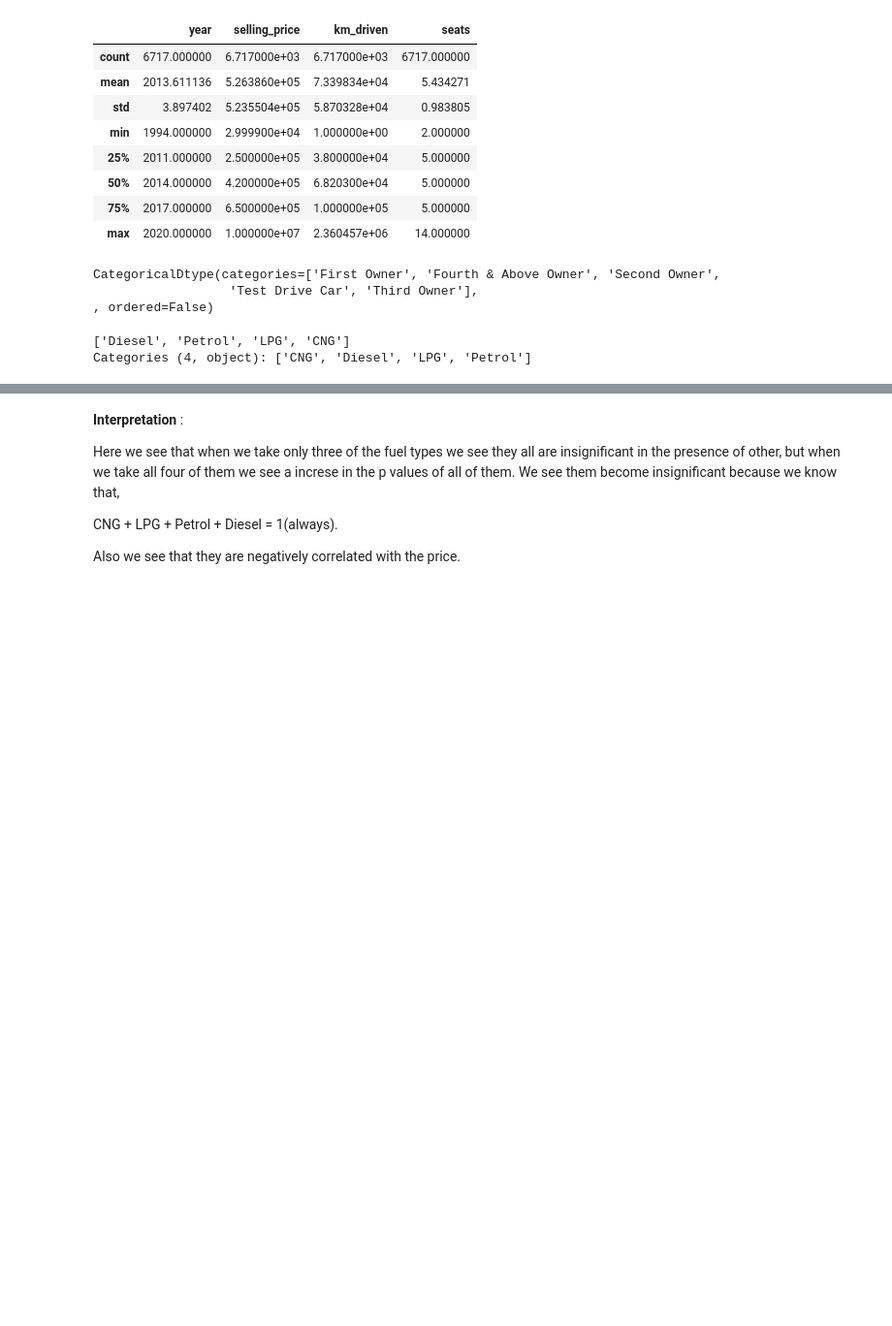
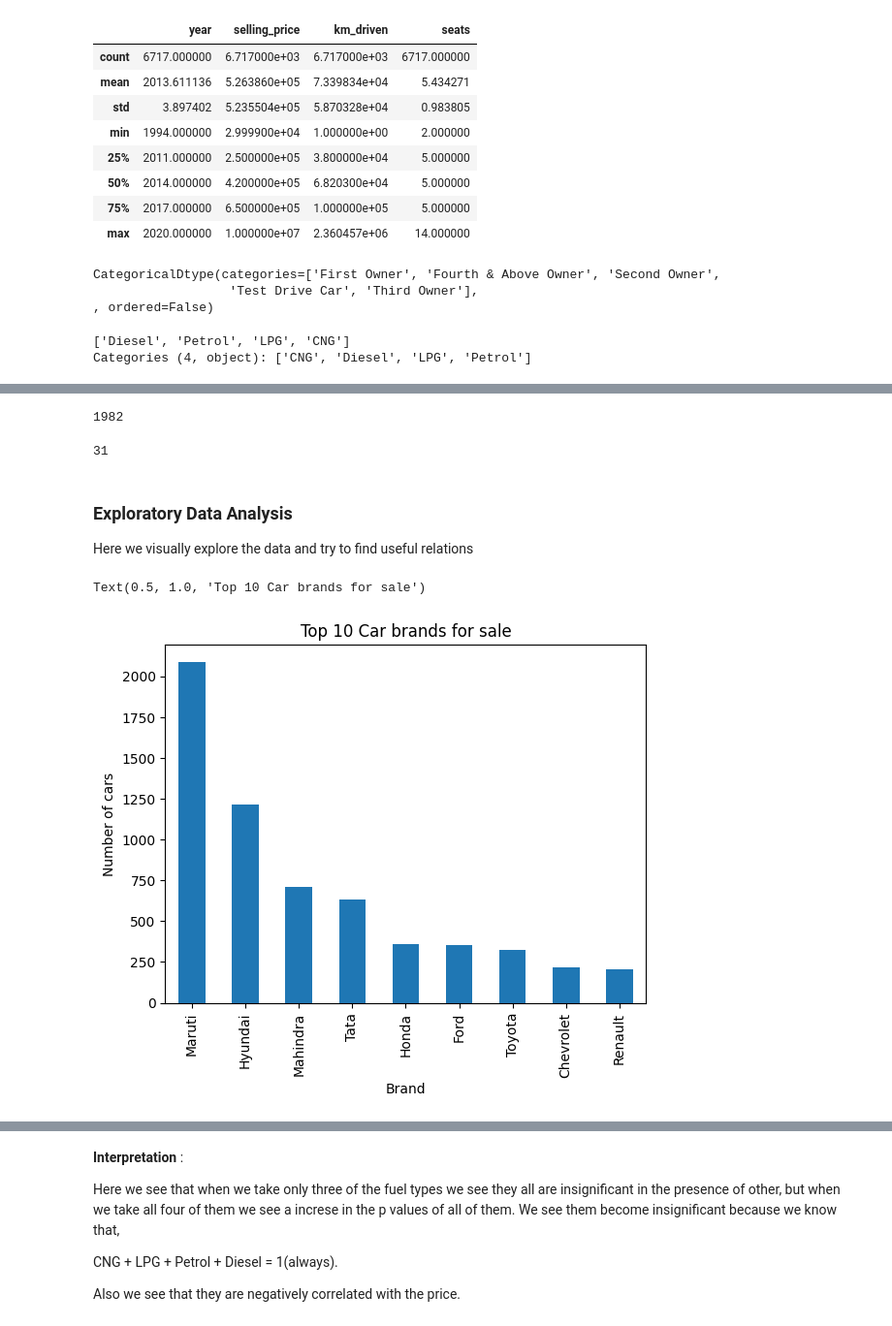
Before and after one commit to haverstein/CarDekho-Analysis, a Jupyter notebook: Copy_of_CarDekho_Analysis.ipynb, the cells around one changed output, grey strips where cells are left out. Shown: that part at 97% size. Drawn from its saved outputs; the diff is of its cells as text; code cells hidden in the pictures; blank space fills up the shorter version.

```diff
--- a/Copy_of_CarDekho_Analysis.ipynb
+++ b/Copy_of_CarDekho_Analysis.ipynb
@@ -228,0 +234,2 @@ df.head()
+# %%
+df.drop('torque',inplace=True,axis=1)
@@ -228,0 +256,23 @@ df.head()
+# %%
+def extractBrand(x):
+  lb = str(x).split()
+  return lb[0]
+df['Brand'] = df['name'].apply(extractBrand)
+# %%
+len(df.name.unique())
+# %% [output]
+1982
+# %%
+len(df.Brand.unique())
+# %% [output]
+31
+# %% [markdown]
+### Exploratory Data Analysis
+Here we visually explore the data and try to find useful relations
+# %%
+df.groupby('Brand').count().name.sort_values(ascending=False)[0:9].plot.bar()
+plt.ylabel('Number of cars')
+plt.title("Top 10 Car brands for sale")
+# %% [output]
+Text(0.5, 1.0, 'Top 10 Car brands for sale')
+[figure, added]
```
Also changed, not shown: parts of 20 cells of this notebook.
